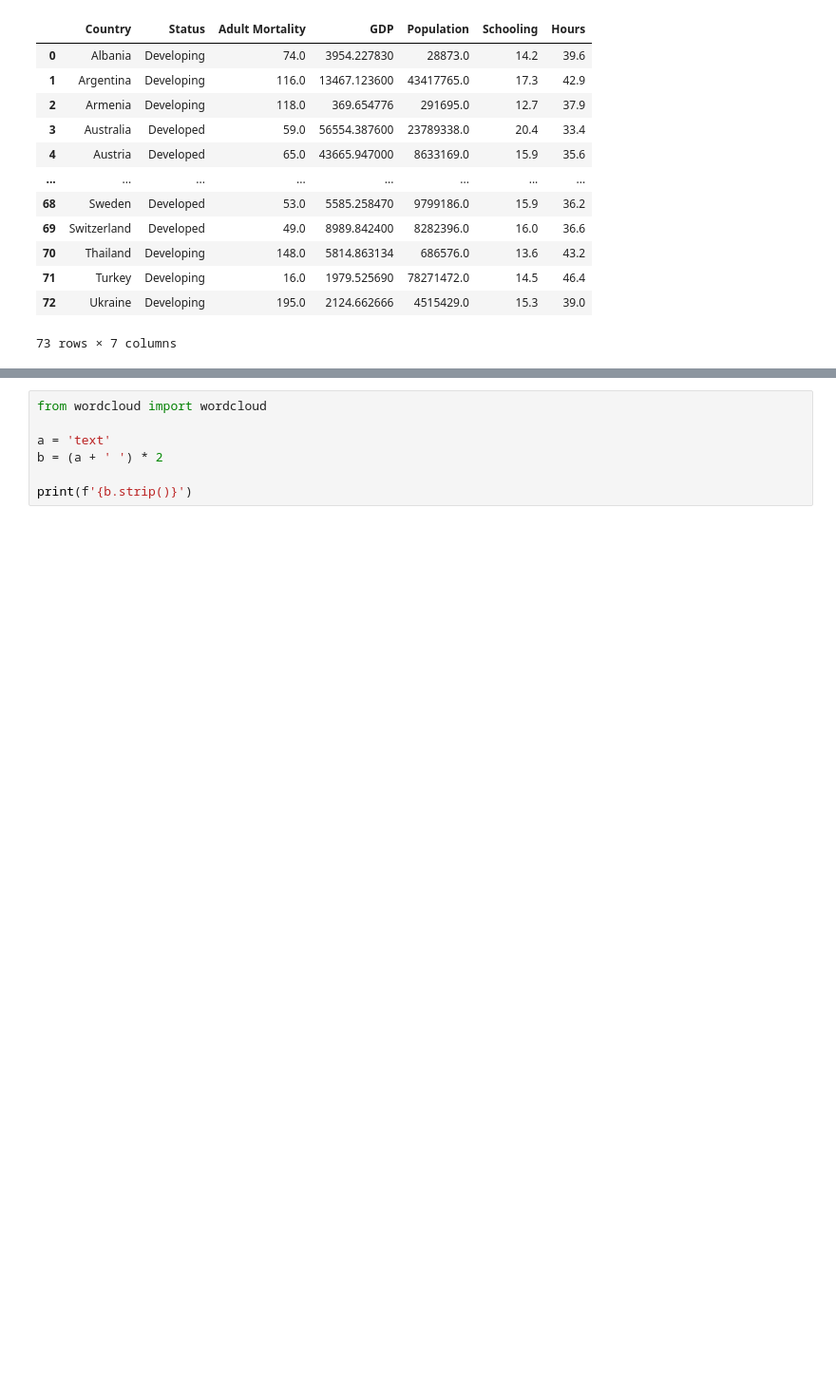
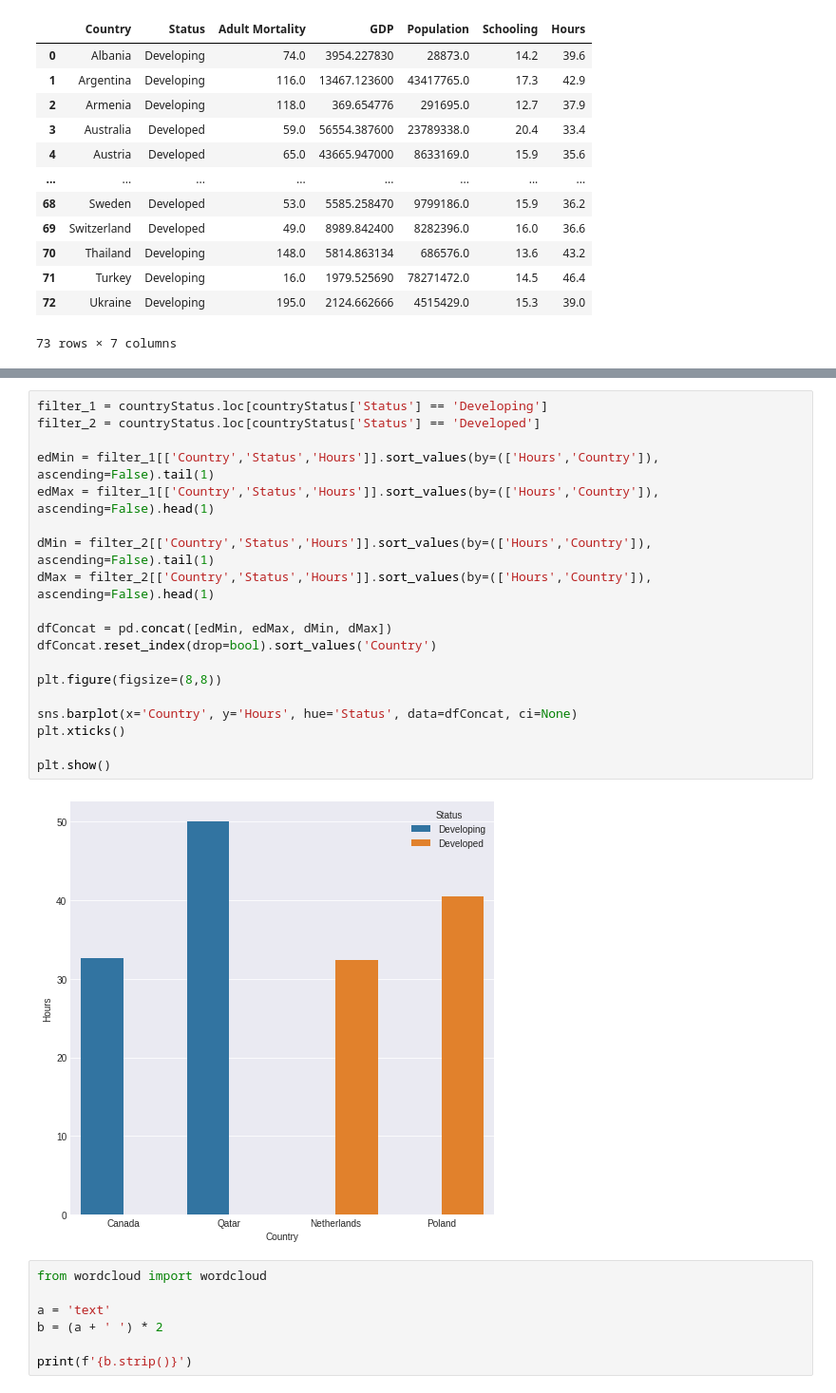
Before and after one commit to unbrae/DataScience, a Jupyter notebook: eda.ipynb, the cells around one changed output, grey strips where cells are left out. Shown at 95% size. Drawn from its saved outputs; the diff is of its cells as text; blank space fills up the shorter version.

```diff
--- a/eda.ipynb
+++ b/eda.ipynb
@@ -262,3 +263,24 @@ display(desc)
+# %%
+filter_1 = countryStatus.loc[countryStatus['Status'] == 'Developing']
+filter_2 = countryStatus.loc[countryStatus['Status'] == 'Developed']
+
+edMin = filter_1[['Country','Status','Hours']].sort_values(by=(['Hours','Country']), ascending=False).tail(1)
+edMax = filter_1[['Country','Status','Hours']].sort_values(by=(['Hours','Country']), ascending=False).head(1)
+
+dMin = filter_2[['Country','Status','Hours']].sort_values(by=(['Hours','Country']), ascending=False).tail(1)
+dMax = filter_2[['Country','Status','Hours']].sort_values(by=(['Hours','Country']), ascending=False).head(1)
+
+dfConcat = pd.concat([edMin, edMax, dMin, dMax])
+dfConcat.reset_index(drop=bool).sort_values('Country')
+
+plt.figure(figsize=(8,8))
+
+sns.barplot(x='Country', y='Hours', hue='Status', data=dfConcat, ci=None)
+plt.xticks()
+
+plt.show()
+# %% [output]
+[figure, added]
 # %%
 from wordcloud import wordcloud
 
```
Also changed, not shown: parts of 2 cells of this notebook.
